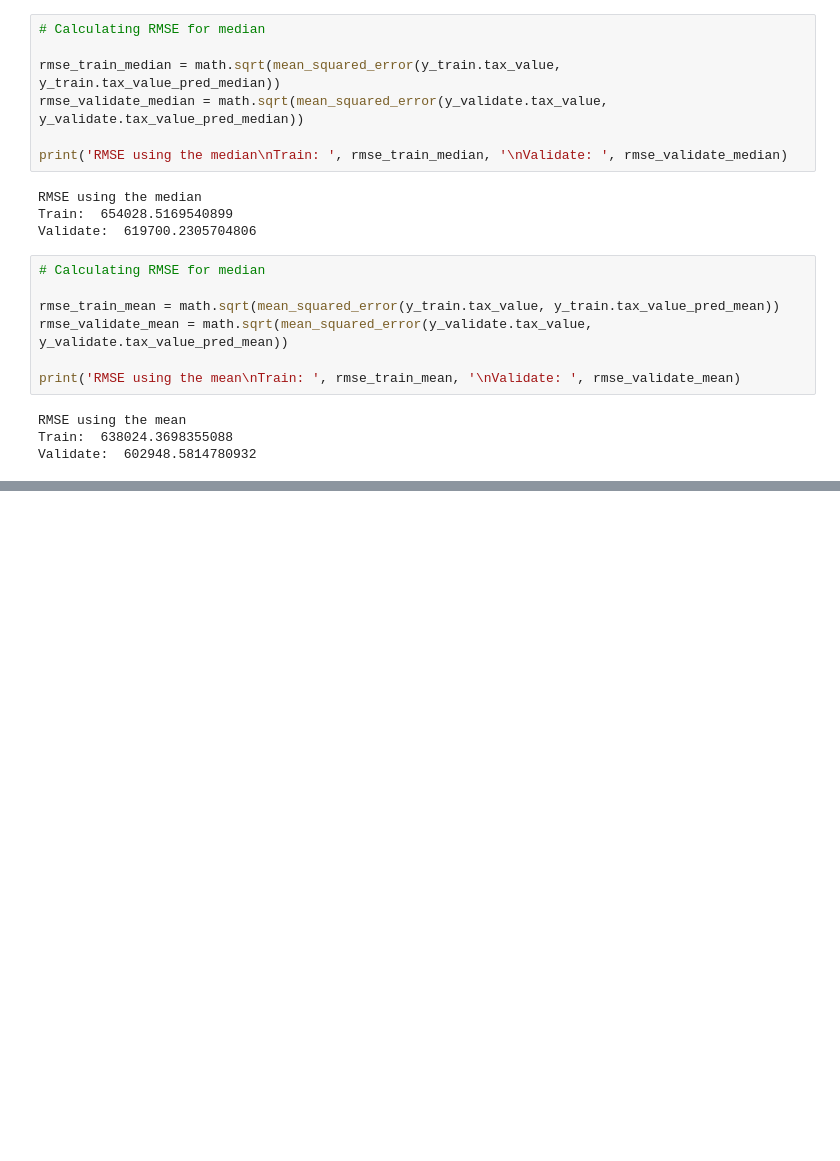
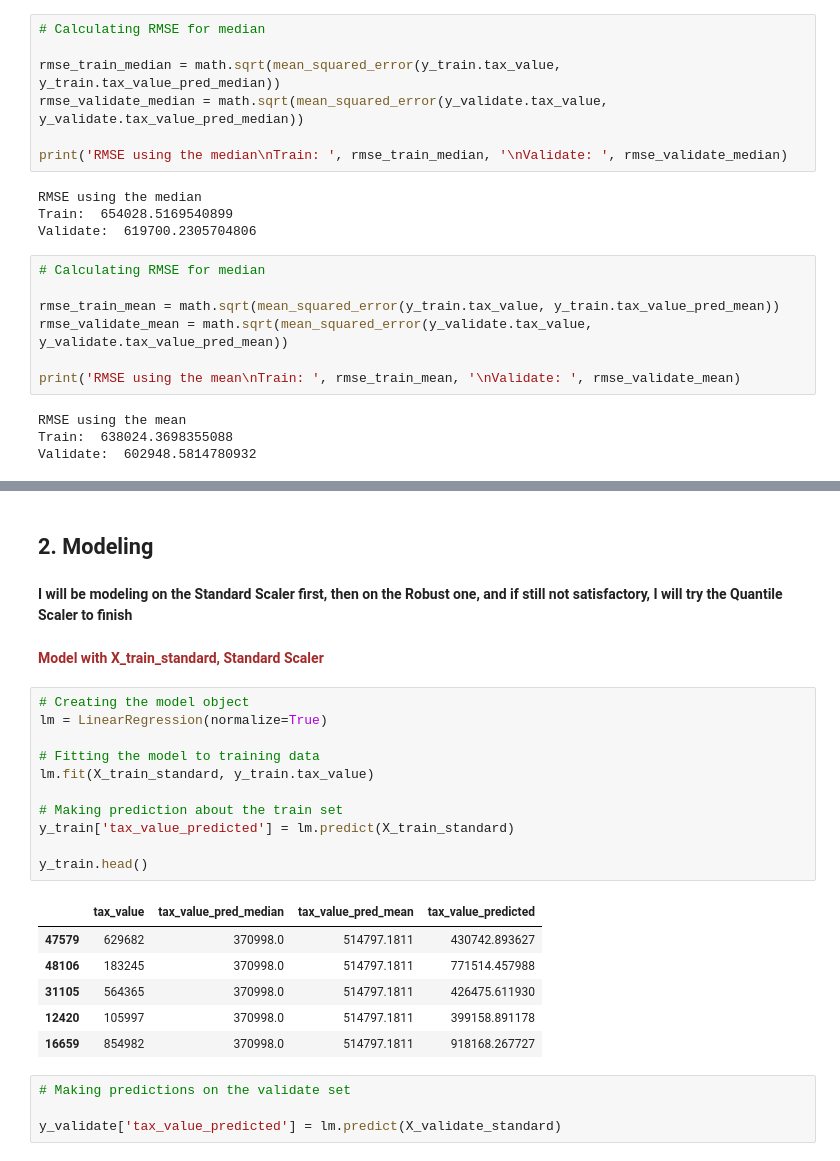
Before and after one commit to Severina7/zillow_project, a Jupyter notebook: zillow_project.ipynb, the cells around one changed output, grey strips where cells are left out. Saved outputs shown, nothing was run; the diff lists cells and outputs as text; blank space fills up the shorter version.

Commit message:
modeling: better splitting, baseline calculation, baseline eval, model and model eval

```diff
--- a/zillow_project.ipynb
+++ b/zillow_project.ipynb
@@ -925,0 +931,28 @@ Validate:  602948.5814780932
+# %% [markdown]
+## 2. Modeling
+# %% [markdown]
+**I will be modeling on the Standard Scaler first, then on the Robust one, and if still not satisfactory, I will try the Quantile Scaler to finish**
+# %% [markdown]
+<font color = 'brown'>**Model with X_train_standard, Standard Scaler**</font>
+# %%
+# Creating the model object
+lm = LinearRegression(normalize=True)
+
+# Fitting the model to training data
+lm.fit(X_train_standard, y_train.tax_value)
+
+# Making prediction about the train set
+y_train['tax_value_predicted'] = lm.predict(X_train_standard)
+
+y_train.head()
+# %% [output]
+|  | tax_value | tax_value_pred_median | tax_value_pred_mean | tax_value_predicted |
+| 47579 | 629682 | 370998.0 | 514797.1811 | 430742.893627 |
+| 48106 | 183245 | 370998.0 | 514797.1811 | 771514.457988 |
+| 31105 | 564365 | 370998.0 | 514797.1811 | 426475.611930 |
+| 12420 | 105997 | 370998.0 | 514797.1811 | 399158.891178 |
+| 16659 | 854982 | 370998.0 | 514797.1811 | 918168.267727 |
+# %%
+# Making predictions on the validate set
+
+y_validate['tax_value_predicted'] = lm.predict(X_validate_standard)
```
Also changed, not shown: parts of 7 cells of this notebook.
